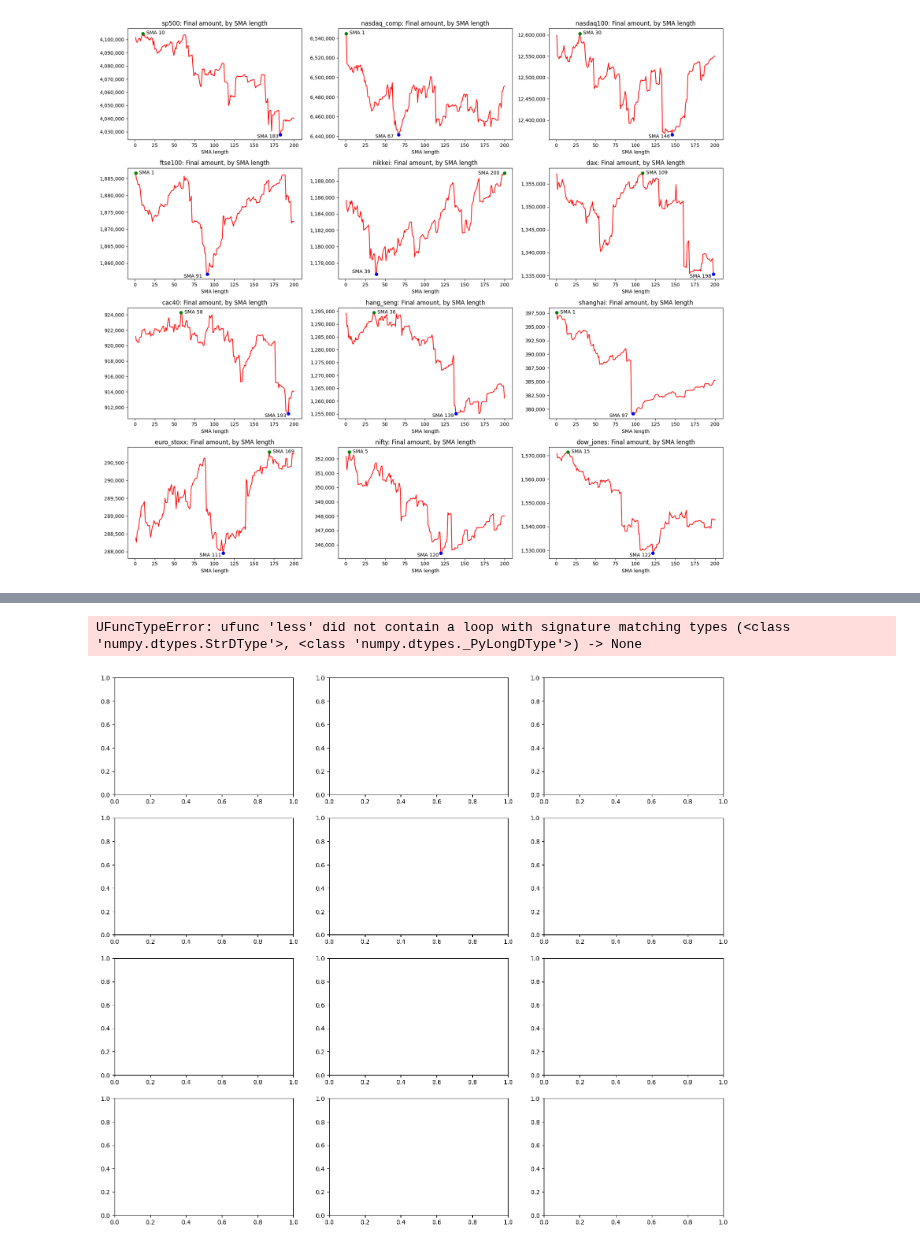
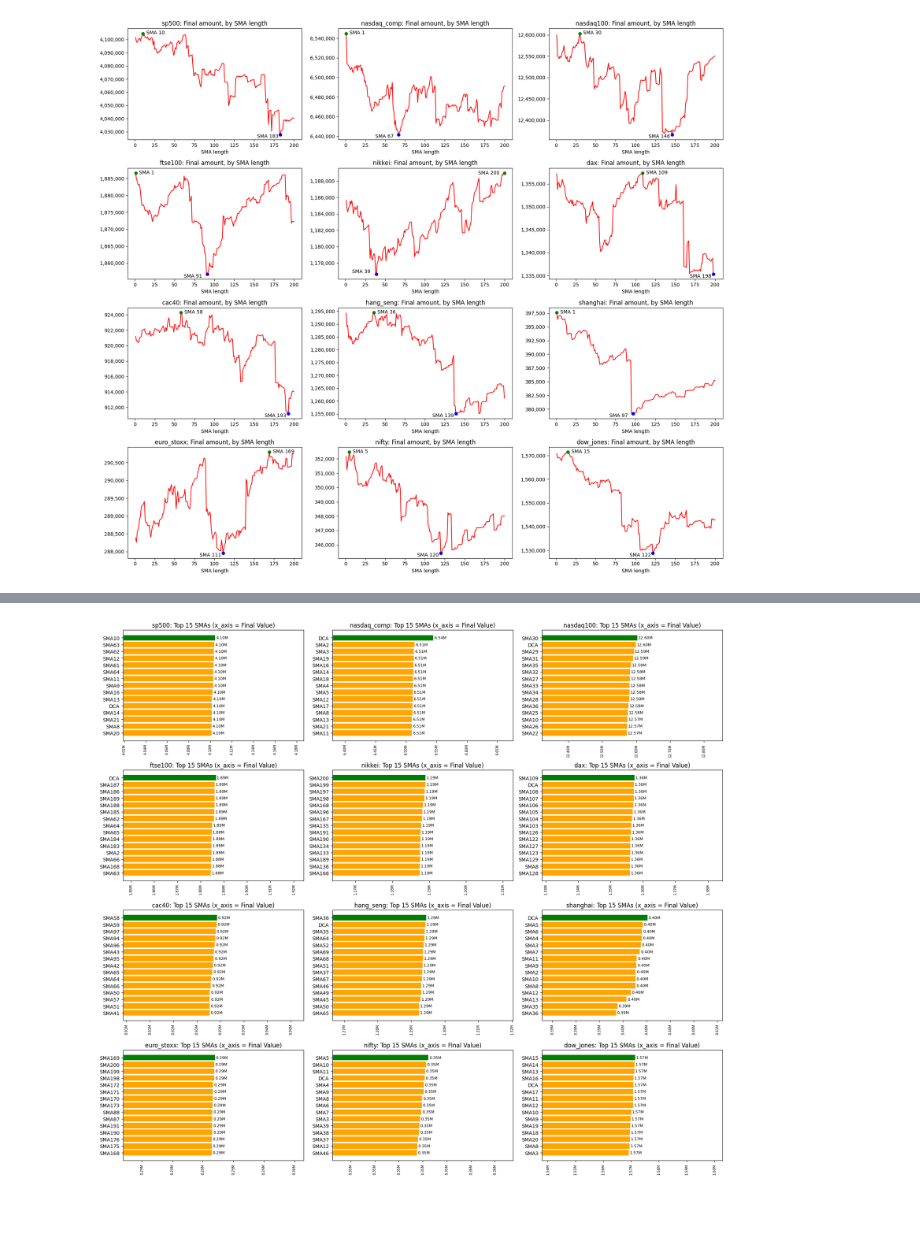
Before and after one commit to pedrosalgado22/SMAstrategy, a Jupyter notebook: smanalysis_simulation.ipynb, the cells around one changed output, grey strips where cells are left out. Cells and saved outputs as stored; diff of their text form; code cells hidden in the pictures; blank space fills up the shorter version.

```diff
--- a/smanalysis_simulation.ipynb
+++ b/smanalysis_simulation.ipynb
@@ -288,31 +292,36 @@ plt.show()
-# %%
-axes = make_grid()
-for i in range(len(names)):
-    ax = axes[i]
-    ranking = []
-    for k in range(len(strategy_names)):
-        ranking.append((finals[names[i]][k], strategy_names[k]))
-    ranking.sort(reverse=True)  # biggest final amount first
-
-    top_names = []
-    top_values = []
-    labels = []
-    for rank in range(min(TOP_N, len(ranking))):
-        value, strategy = ranking[rank]
-        top_names.append(strategy)
-        top_values.append(value)
-        labels.append(f"{value / 1000000:.2f}M")
-
-    colors = plt.cm.RdYlGn_r(ranking)
-    bars = ax.bar(top_names, top_values, color="colors")
-    ax.bar_label(bars, labels=labels, rotation=90, fontsize=8, padding=2)
-    ax.set_ylim(min(top_values) * 0.97, max(top_values) * 1.06)
-    ax.set_title(f"{names[i]}: top {TOP_N} (DCA = sma_1)")
-    ax.tick_params(axis="x", labelrotation=90)
-    ax.yaxis.set_major_formatter(StrMethodFormatter("{x:,.0f}"))
-plt.tight_layout()
-plt.show()
-# %% [output]
-UFuncTypeError: ufunc 'less' did not contain a loop with signature matching types (<class 'numpy.dtypes.StrDType'>, <class 'numpy.dtypes._PyLongDType'>) -> None
-[figure, removed]
+# %%
+axes_3 = make_grid()
+for i in range(len(names)):
+    ax = axes_3[i]
+    ranking = []
+    for k in range(len(strategy_names)):
+        ranking.append((finals[names[i]][k], strategy_names[k])) # creates a tuple with value of strategy name, strategy name [(12500, "SMA10"), (11000, "DCA")]
+    ranking.sort(reverse=True)  # biggest final amount first
+
+    top_names = [] # to store top n names
+    top_values = []   # to store top n values
+    labels = []
+    for rank in range(TOP_N):  # 15
+        value, strategy = ranking[rank] # value, strategy will define both vars inside the ranking tuple, rank will be 15 as such will only be top 15 prev sorted by
+        top_names.append(strategy)
+        top_values.append(value)
+        labels.append(f"{value / 1000000:.2f}M")
+
+
+
+    colours = ["green"] + ["orange"] * (TOP_N - 1)  # how to highlight specific bars cool
+    bars = ax.barh(top_names, top_values, color=colours)  # horizontal bar charts take y,x and not x,y inside ax.barh() ax.bar(x, height) ax.barh(y, width)
+    ax.invert_yaxis()  # without this biggest bar is at bottom
+    ax.bar_label(bars, labels=labels, fontsize=8, padding=2) # padding is distance between the bar's edge and its label
+    ax.set_xlim(min(top_values) * 0.98, max(top_values) * 1.02)
+    ax.set_title(f"{names[i]}: Top {TOP_N} SMAs (x_axis = Final Value)")
+    ax.tick_params(axis="x", labelrotation=90,labelsize=7)  # ax.tick_params() controls the appearance of the axis ticks and their labels
+
+    ax.xaxis.set_major_formatter(
+    FuncFormatter(lambda x, _: f"{x / 1_000_000:.2f}M"))
+
+plt.tight_layout()
+plt.show()
+# %% [output]
+[figure, added]
 # %%
```
Also changed, not shown: parts of 7 cells of this notebook.
